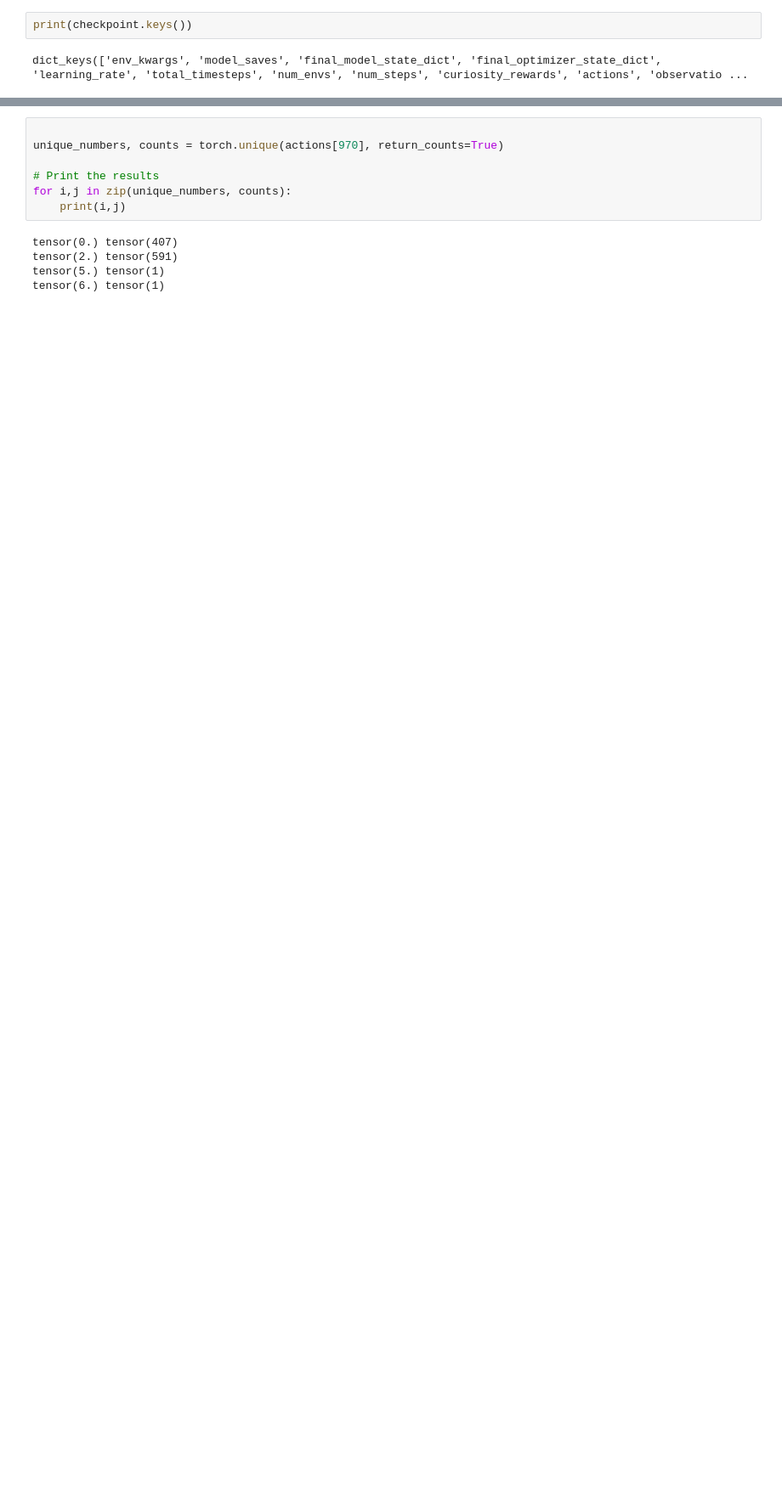
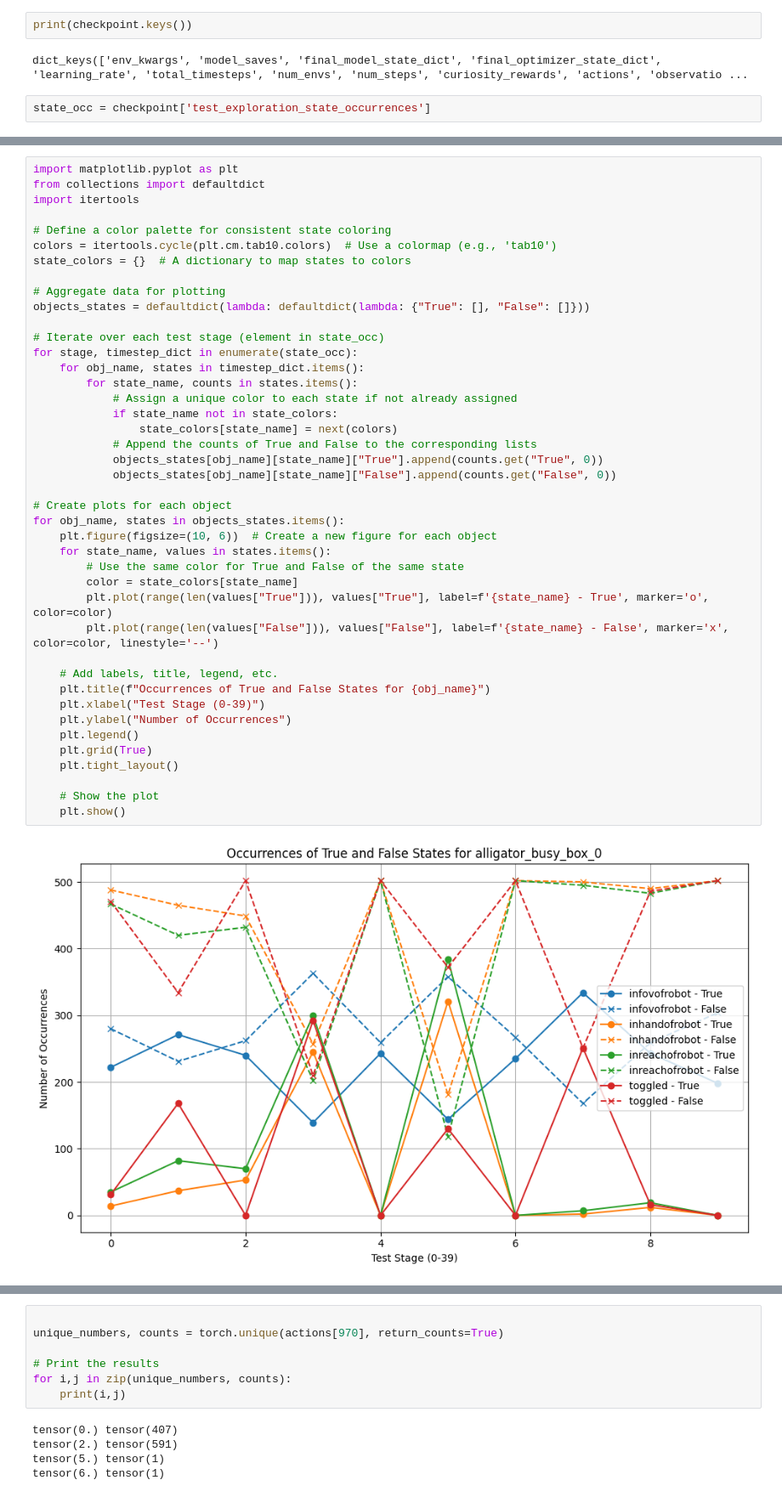
Before and after one commit to KevinHan1209/mini_behavior, a Jupyter notebook: testNotebook.ipynb, the cells around one changed output, grey strips where cells are left out. Shown at 85% size. Cells and saved outputs as stored; diff of their text form; blank space fills up the shorter version.

```diff
--- a/testNotebook.ipynb
+++ b/testNotebook.ipynb
@@ -181,3 +184,5 @@ ModuleNotFoundError: No module named 'numpy._core'
 print(checkpoint.keys())
 # %% [output]
 dict_keys(['env_kwargs', 'model_saves', 'final_model_state_dict', 'final_optimizer_state_dict', 'learning_rate', 'total_timesteps', 'num_envs', 'num_steps', 'curiosity_rewards', 'actions', 'observatio ...
+# %%
+state_occ = checkpoint['test_exploration_state_occurrences']
@@ -183,0 +193,44 @@ dict_keys(['env_kwargs', 'model_saves', 'final_model_state_dict', 'final_optimiz
+# %%
+import matplotlib.pyplot as plt
+from collections import defaultdict
+import itertools
+
+# Define a color palette for consistent state coloring
+colors = itertools.cycle(plt.cm.tab10.colors)  # Use a colormap (e.g., 'tab10')
+state_colors = {}  # A dictionary to map states to colors
+
+# Aggregate data for plotting
+objects_states = defaultdict(lambda: defaultdict(lambda: {"True": [], "False": []}))
+
+# Iterate over each test stage (element in state_occ)
+for stage, timestep_dict in enumerate(state_occ):
+    for obj_name, states in timestep_dict.items():
+        for state_name, counts in states.items():
+            # Assign a unique color to each state if not already assigned
+            if state_name not in state_colors:
+                state_colors[state_name] = next(colors)
+            # Append the counts of True and False to the corresponding lists
+            objects_states[obj_name][state_name]["True"].append(counts.get("True", 0))
+            objects_states[obj_name][state_name]["False"].append(counts.get("False", 0))
+
+# Create plots for each object
+for obj_name, states in objects_states.items():
+    plt.figure(figsize=(10, 6))  # Create a new figure for each object
+    for state_name, values in states.items():
+        # Use the same color for True and False of the same state
+        color = state_colors[state_name]
+        plt.plot(range(len(values["True"])), values["True"], label=f'{state_name} - True', marker='o', color=color)
+        plt.plot(range(len(values["False"])), values["False"], label=f'{state_name} - False', marker='x', color=color, linestyle='--')
+
+    # Add labels, title, legend, etc.
+    plt.title(f"Occurrences of True and False States for {obj_name}")
+    plt.xlabel("Test Stage (0-39)")
+    plt.ylabel("Number of Occurrences")
+    plt.legend()
+    plt.grid(True)
+    plt.tight_layout()
+
+    # Show the plot
+    plt.show()
+# %% [output]
+[figure, added]
```
Also changed, not shown: parts of 12 cells of this notebook, 8 other files.
